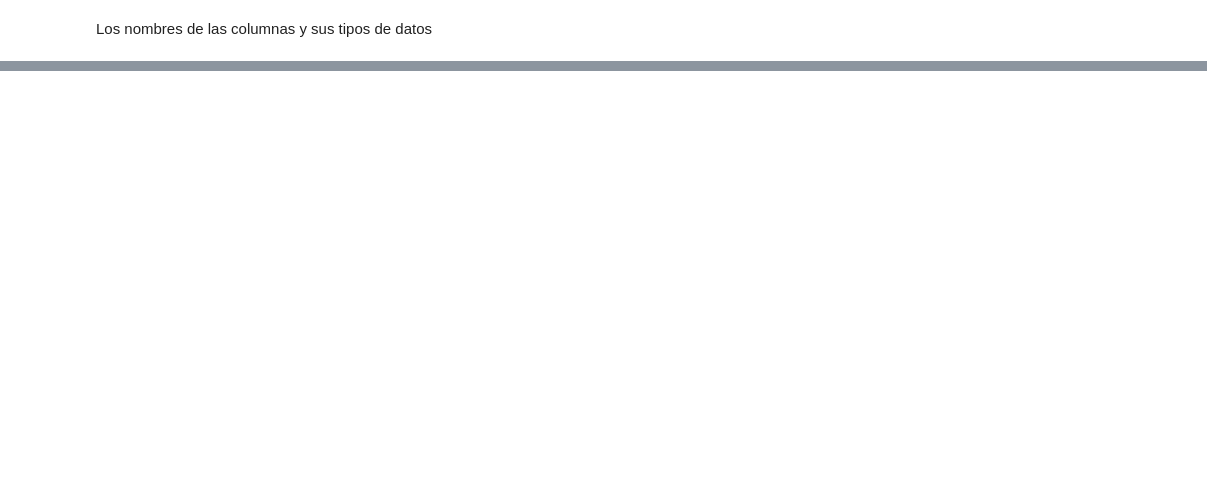
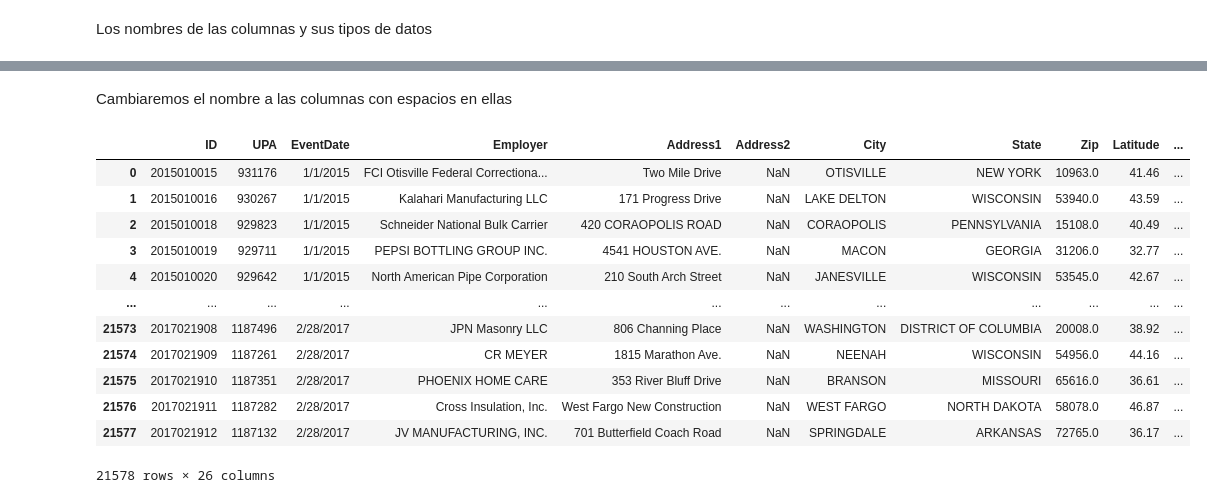
Before and after one commit to LindaRequenes/Mineria_de_datos, a Jupyter notebook: Avance1_PIA_Equipo4.ipynb, the cells around one changed output, grey strips where cells are left out. Cells and saved outputs as stored; diff of their text form; code cells hidden in the pictures; blank space fills up the shorter version.

```diff
--- a/Avance1_PIA_Equipo4.ipynb
+++ b/Avance1_PIA_Equipo4.ipynb
@@ -147 +134,19 @@ Unnamed: 32                float64
 dtype: object
+# %% [markdown]
+Cambiaremos el nombre a las columnas con espacios en ellas
+# %%
+df.rename(columns = {'Primary NAICS':'Primary_NAICS'})
+# %% [output]
+|  | ID | UPA | EventDate | Employer | Address1 | Address2 | City | State | Zip | Latitude | ... |
+| 0 | 2015010015 | 931176 | 1/1/2015 | FCI Otisville Federal Correctiona... | Two Mile Drive | NaN | OTISVILLE | NEW YORK | 10963.0 | 41.46 | ... |
+| 1 | 2015010016 | 930267 | 1/1/2015 | Kalahari Manufacturing LLC | 171 Progress Drive | NaN | LAKE DELTON | WISCONSIN | 53940.0 | 43.59 | ... |
+| 2 | 2015010018 | 929823 | 1/1/2015 | Schneider National Bulk Carrier | 420 CORAOPOLIS ROAD | NaN | CORAOPOLIS | PENNSYLVANIA | 15108.0 | 40.49 | ... |
+| 3 | 2015010019 | 929711 | 1/1/2015 | PEPSI BOTTLING GROUP INC. | 4541 HOUSTON AVE. | NaN | MACON | GEORGIA | 31206.0 | 32.77 | ... |
+| 4 | 2015010020 | 929642 | 1/1/2015 | North American Pipe Corporation | 210 South Arch Street | NaN | JANESVILLE | WISCONSIN | 53545.0 | 42.67 | ... |
+| ... | ... | ... | ... | ... | ... | ... | ... | ... | ... | ... | ... |
+| 21573 | 2017021908 | 1187496 | 2/28/2017 | JPN Masonry LLC | 806 Channing Place | NaN | WASHINGTON | DISTRICT OF COLUMBIA | 20008.0 | 38.92 | ... |
+| 21574 | 2017021909 | 1187261 | 2/28/2017 | CR MEYER | 1815 Marathon Ave. | NaN | NEENAH | WISCONSIN | 54956.0 | 44.16 | ... |
+| 21575 | 2017021910 | 1187351 | 2/28/2017 | PHOENIX HOME CARE | 353 River Bluff Drive | NaN | BRANSON | MISSOURI | 65616.0 | 36.61 | ... |
+| 21576 | 2017021911 | 1187282 | 2/28/2017 | Cross Insulation, Inc. | West Fargo New Construction | NaN | WEST FARGO | NORTH DAKOTA | 58078.0 | 46.87 | ... |
+| 21577 | 2017021912 | 1187132 | 2/28/2017 | JV MANUFACTURING, INC. | 701 Butterfield Coach Road | NaN | SPRINGDALE | ARKANSAS | 72765.0 | 36.17 | ... |
+21578 rows × 26 columns
```
Also changed, not shown: parts of 40 cells of this notebook.
